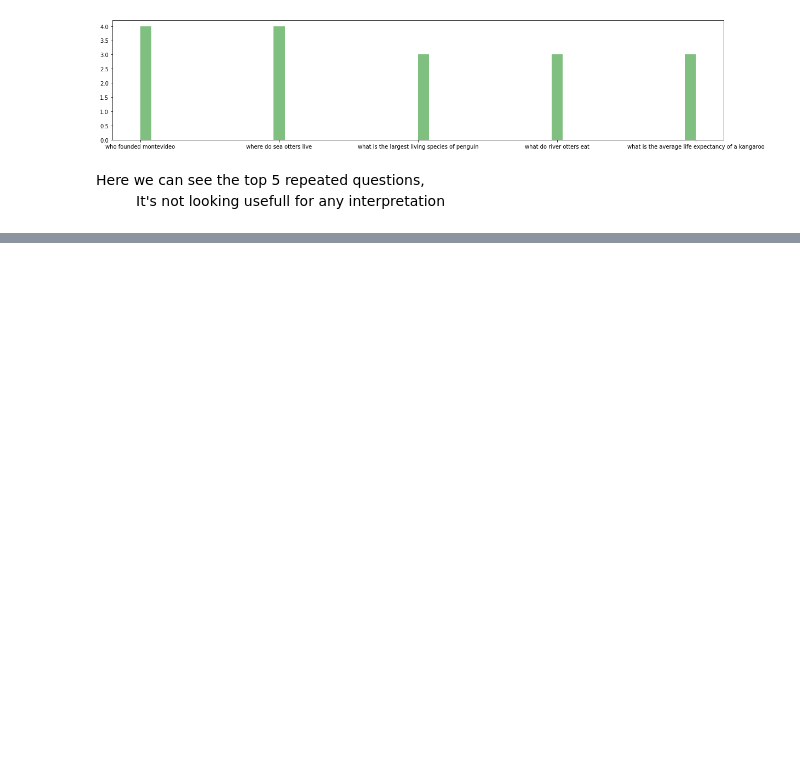
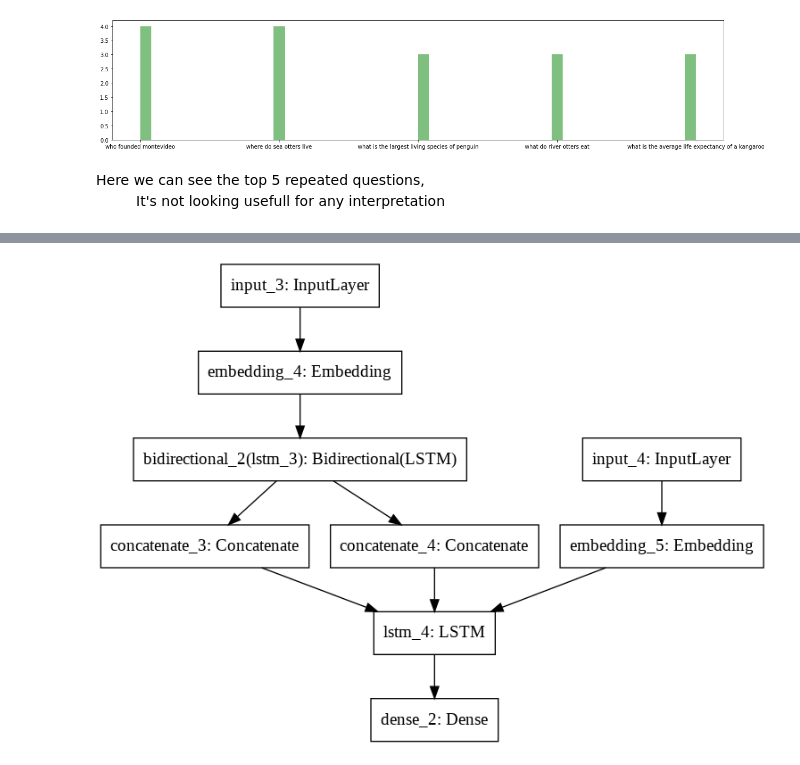
Before and after one commit to yatindma/Automated-Response-Suggestion-for-Email, a Jupyter notebook: Smart_Gmail_Reply.ipynb, the cells around one changed output, grey strips where cells are left out. Cells and saved outputs as stored; diff of their text form; code cells hidden in the pictures; blank space fills up the shorter version.

```diff
--- a/Smart_Gmail_Reply.ipynb
+++ b/Smart_Gmail_Reply.ipynb
@@ -320,0 +509,6 @@ Here we can see the top 5 repeated questions,<br>
+# %%
+from keras.models import load_model
+custom_objects = {
+    'AttentionLayer':AttentionLayer
+}
+model = load_model('my_model.h5',custom_objects = custom_objects)
@@ -320,0 +523,2 @@ Here we can see the top 5 repeated questions,<br>
+# %%
+model.compile(optimizer='adam', loss='categorical_crossentropy', metrics=['acc'])
@@ -320,0 +545,5 @@ Here we can see the top 5 repeated questions,<br>
+# %%
+from keras.utils import plot_model
+plot_model(model, to_file='multilayer_perceptron_graph.png')
+# %% [output]
+[figure, added]
```
Also changed, not shown: parts of 53 cells of this notebook.
